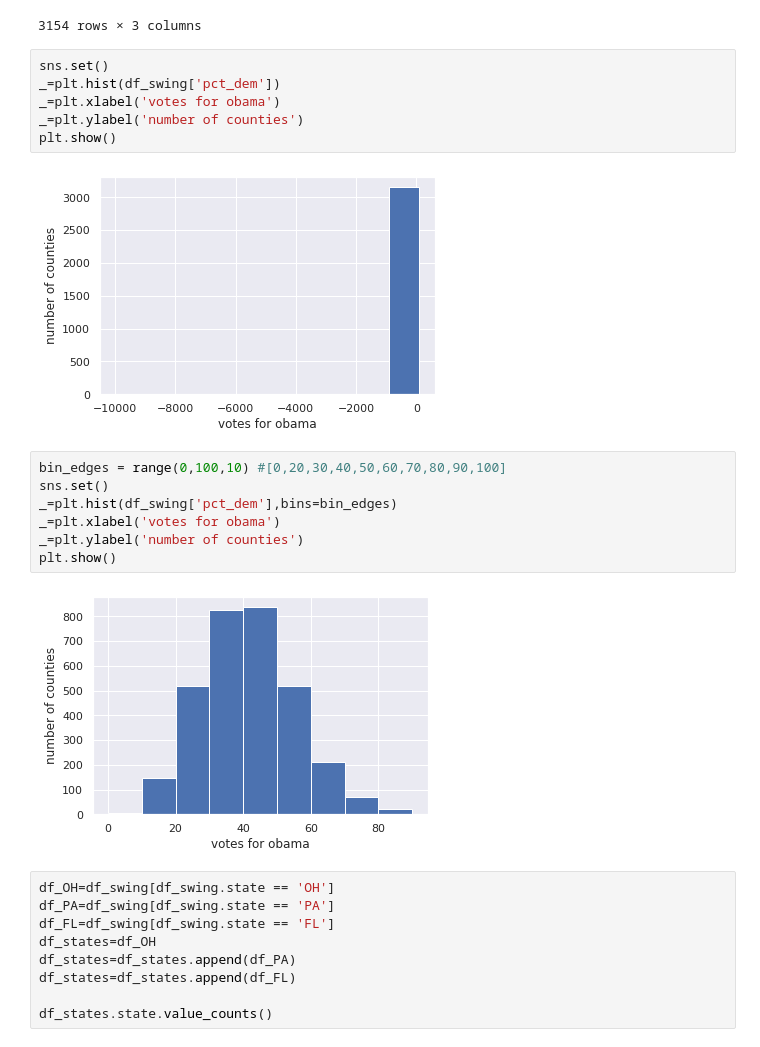
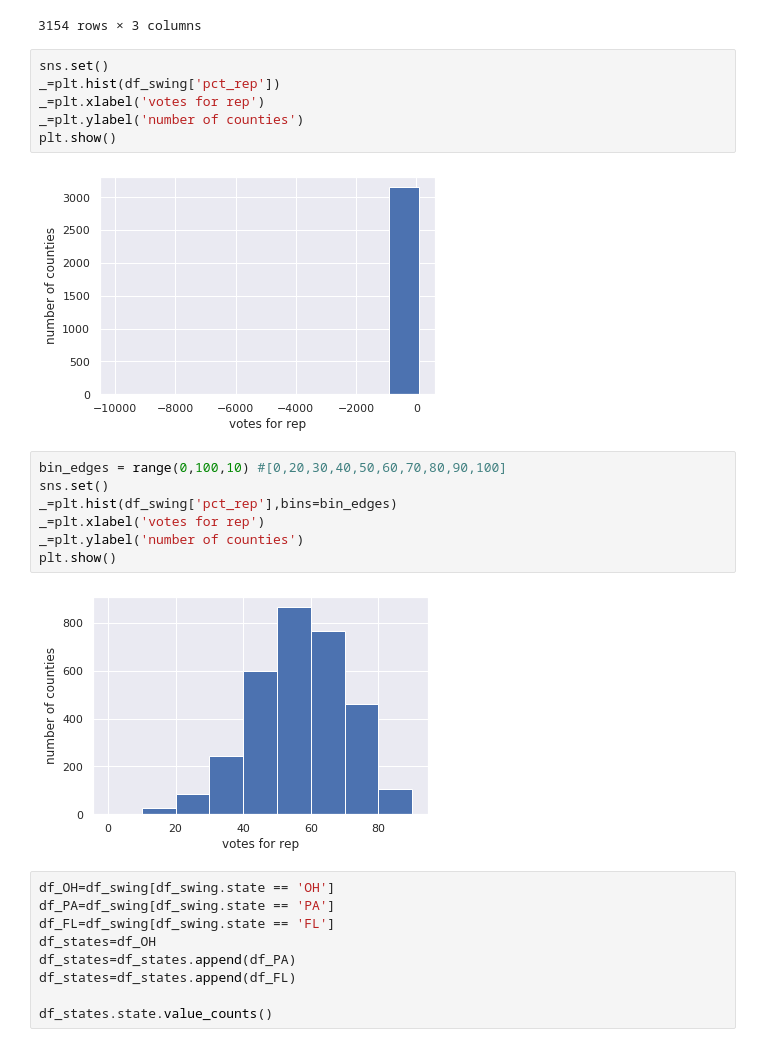
Before and after one commit to mohammad0alfares/EDA, a Jupyter notebook: Labs/swing_states lab_2.ipynb, the cells around one changed output. Drawn from its saved outputs; the diff is of its cells as text.

```diff
--- a/Labs/swing_states lab_2.ipynb
+++ b/Labs/swing_states lab_2.ipynb
@@ -73,21 +52,21 @@ df_swing[['state', 'county', 'pct_dem']]
 3154 rows × 3 columns
 # %%
 sns.set()
-_=plt.hist(df_swing['pct_dem'])
-_=plt.xlabel('votes for obama')
+_=plt.hist(df_swing['pct_rep'])
+_=plt.xlabel('votes for rep')
 _=plt.ylabel('number of counties')
 plt.show()
 # %% [output]
-[figure, old version]
+[figure, new version]
 # %%
 bin_edges = range(0,100,10) #[0,20,30,40,50,60,70,80,90,100]
 sns.set()
-_=plt.hist(df_swing['pct_dem'],bins=bin_edges)
-_=plt.xlabel('votes for obama')
+_=plt.hist(df_swing['pct_rep'],bins=bin_edges)
+_=plt.xlabel('votes for rep')
 _=plt.ylabel('number of counties')
 plt.show()
 # %% [output]
-[figure, old version]
+[figure, new version]
 # %%
 df_OH=df_swing[df_swing.state == 'OH']
 df_PA=df_swing[df_swing.state == 'PA']
```
Also changed, not shown: parts of 1 cell of this notebook.
